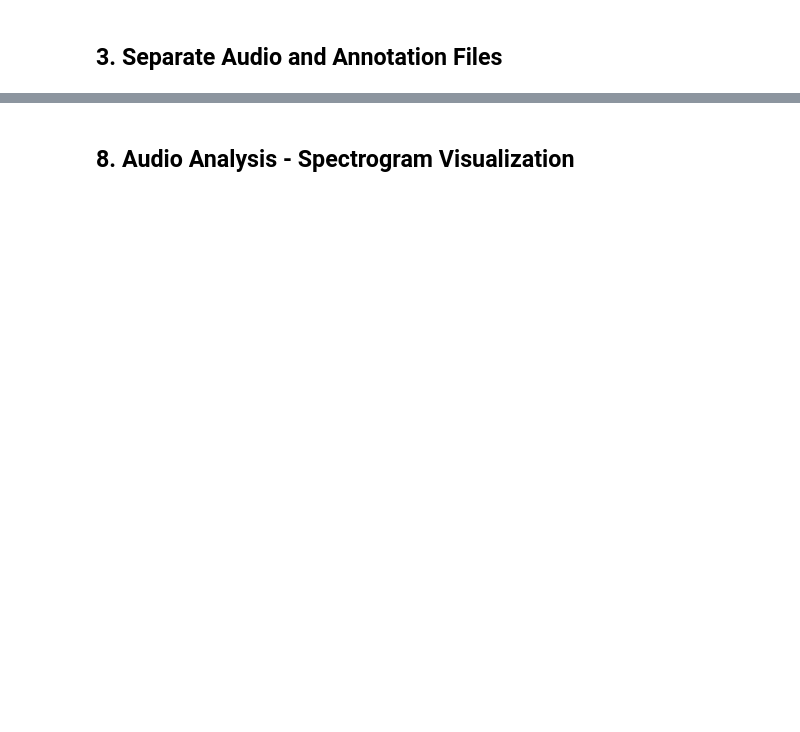
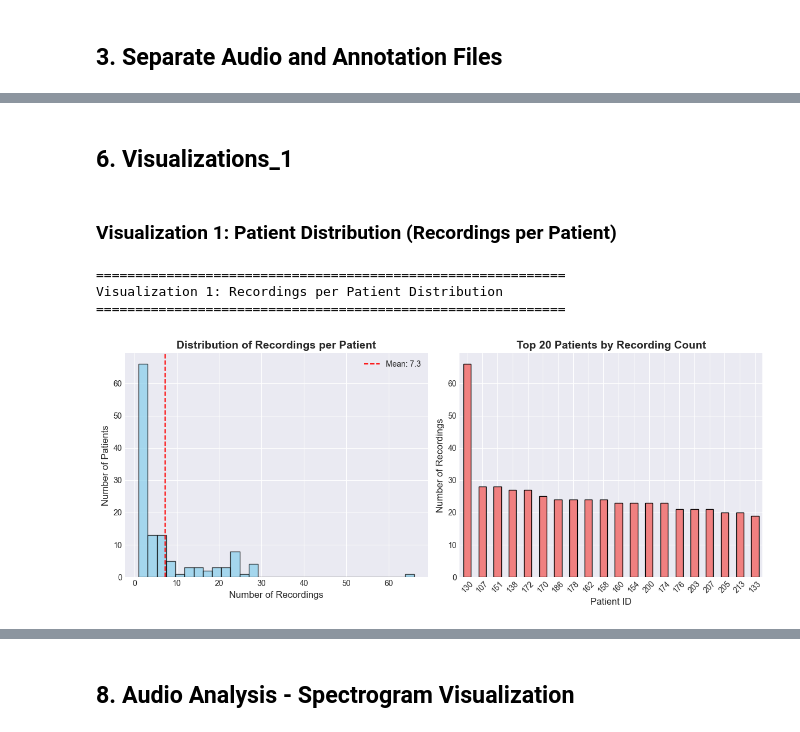
Before and after one commit to mablemunanura/NEONATES, a Jupyter notebook: notebooks/eda_icbhi.ipynb, the cells around one changed output, grey strips where cells are left out. Drawn from its saved outputs; the diff is of its cells as text; code cells hidden in the pictures; blank space fills up the shorter version.

```diff
--- a/notebooks/eda_icbhi.ipynb
+++ b/notebooks/eda_icbhi.ipynb
@@ -161,0 +162,37 @@ Total unique patients: 126
+# %% [markdown]
+## 6. Visualizations_1
+# %% [markdown]
+### Visualization 1: Patient Distribution (Recordings per Patient)
+# %%
+print("\n" + "="*60)
+print("Visualization 1: Recordings per Patient Distribution")
+print("="*60)
+
+patient_counts = df_files['patient_id'].value_counts()
+
+plt.figure(figsize=(12, 5))
+
+plt.subplot(1, 2, 1)
+plt.hist(patient_counts, bins=30, color='skyblue', edgecolor='black', alpha=0.7)
+plt.title('Distribution of Recordings per Patient', fontsize=14, fontweight='bold')
+plt.xlabel('Number of Recordings', fontsize=12)
+plt.ylabel('Number of Patients', fontsize=12)
+plt.axvline(patient_counts.mean(), color='red', linestyle='--',
+            label=f'Mean: {patient_counts.mean():.1f}')
+plt.legend()
+
+plt.subplot(1, 2, 2)
+patient_counts.head(20).plot(kind='bar', color='lightcoral', edgecolor='black')
+plt.title('Top 20 Patients by Recording Count', fontsize=14, fontweight='bold')
+plt.xlabel('Patient ID', fontsize=12)
+plt.ylabel('Number of Recordings', fontsize=12)
+plt.xticks(rotation=45)
+
+plt.tight_layout()
+plt.savefig(figures_dir / 'icbhi01_patient_distribution.png', dpi=150, bbox_inches='tight')
+plt.show()
+# %% [output]
+============================================================
+Visualization 1: Recordings per Patient Distribution
+============================================================
+[figure, added]
```
Also changed, not shown: parts of 42 cells of this notebook, 2 other files.
